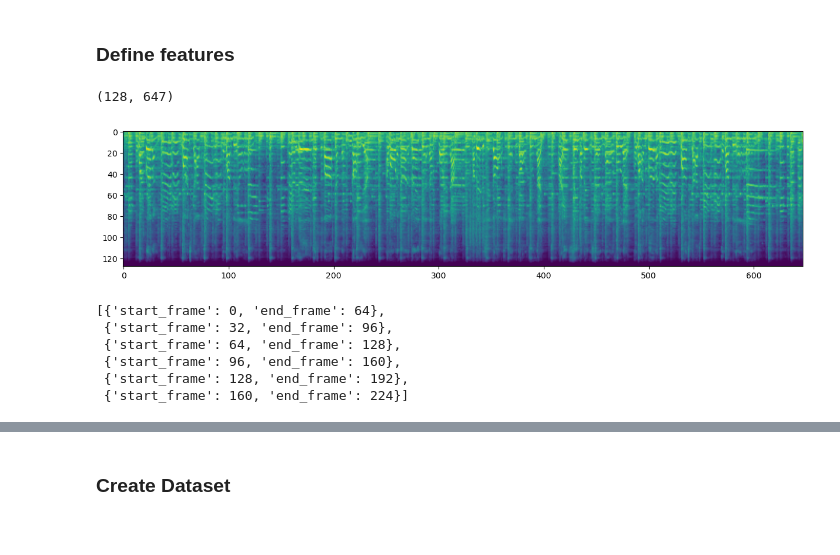
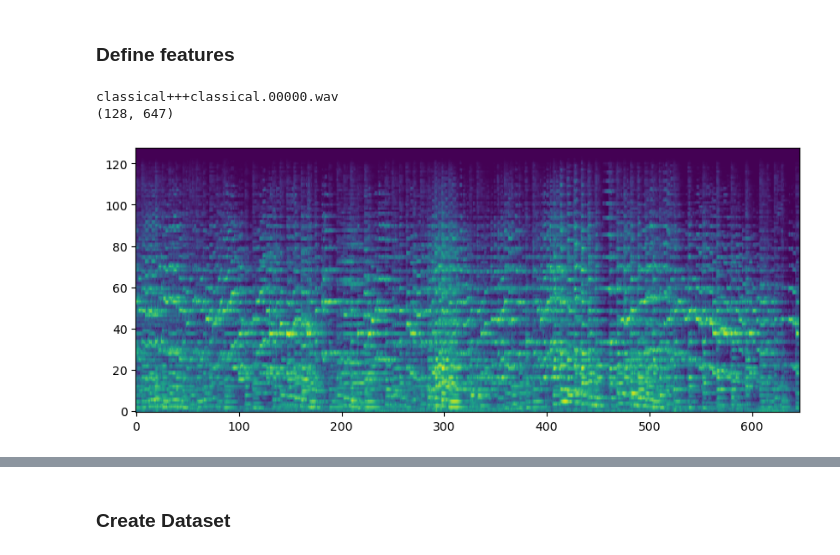
Before and after one commit to geoffroypeeters/deeplearning-101-audiomir_notebook, a Jupyter notebook: TUTO_task_Auto_Tagging.ipynb, the cells around one changed output, grey strips where cells are left out. Saved outputs shown, nothing was run; the diff lists cells and outputs as text; code cells hidden in the pictures.

```diff
--- a/TUTO_task_Auto_Tagging.ipynb
+++ b/TUTO_task_Auto_Tagging.ipynb
@@ -176,11 +145,22 @@ def f_get_audio_features(audio_v, sr_hz):
+# %%
+param_lms = Namespace()
+param_lms.nb_band = 128
+param_lms.L_n = 2048
+param_lms.STEP_n = 1024
 # %%
 # --- TEST
+idx_file = 100
 with h5py.File(hdf5_audio_file, 'r') as hdf5_fid:
-    audio_v = hdf5_fid[audiofile_l[0]][:]
-    sr_hz = hdf5_fid[audiofile_l[0]].attrs['sr_hz']
-data_m, time_sec_v = f_get_audio_features(audio_v, sr_hz)
+    print(audiofile_l[idx_file])
+    audio_v = hdf5_fid[audiofile_l[idx_file]][:]
+    sr_hz = hdf5_fid[audiofile_l[idx_file]].attrs['sr_hz']
+
+data_m, time_sec_v = feature.f_get_lms(audio_v, sr_hz, param_lms)
+
+plt.figure(figsize=(10,4))
 print(data_m.shape)
-plt.imshow(data_m);
+plt.imshow(data_m, origin='lower', aspect='auto');
 # %% [output]
+classical+++classical.00000.wav
 (128, 647)
-[figure, old version]
+[figure, new version]
@@ -195,10 +166,0 @@ def f_get_patches(T, L, S):
-# %%
-# --- TEST
-f_get_patches(250, param_patch.L_frame, param_patch.STEP_frame)
-# %% [output]
-[{'start_frame': 0, 'end_frame': 64},
- {'start_frame': 32, 'end_frame': 96},
- {'start_frame': 64, 'end_frame': 128},
- {'start_frame': 96, 'end_frame': 160},
- {'start_frame': 128, 'end_frame': 192},
- {'start_frame': 160, 'end_frame': 224}]
```
Also changed, not shown: parts of 6 cells of this notebook, 4 other files.
